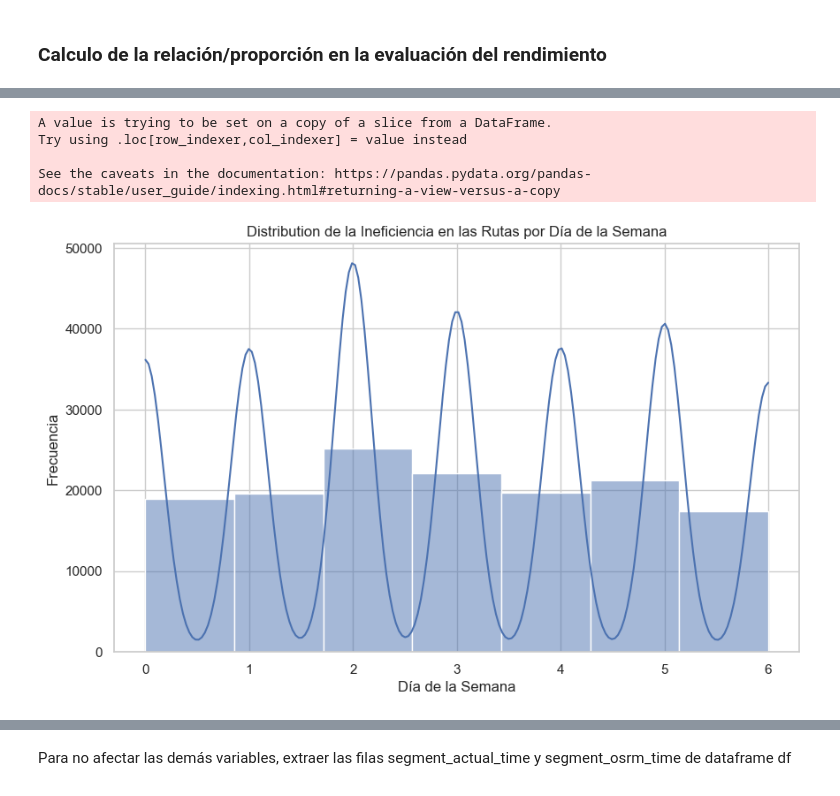
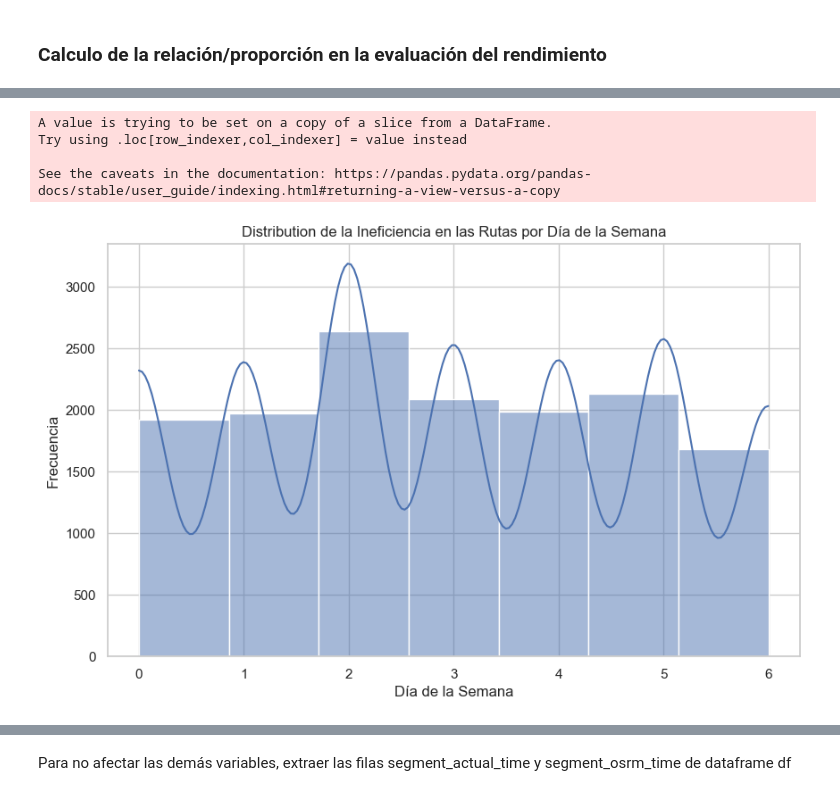
Before and after one commit to luroel/Deep-Dive-Delhivery, a Jupyter notebook: main.ipynb, the cells around one changed output, grey strips where cells are left out. Saved outputs shown, nothing was run; the diff lists cells and outputs as text; code cells hidden in the pictures.

```diff
--- a/main.ipynb
+++ b/main.ipynb
@@ -268,8 +268,12 @@ df_computed = df_groupedby_ID.agg ({
     'route_type': 'first',
     'source_name': 'first',
     'destination_name': 'first',
+    'actual_distance_to_destination': 'sum',
+    'actual_time': 'sum',
     'segment_actual_time': 'mean',
-    'segment_osrm_time': 'mean'
+    'segment_osrm_distance': 'mean',
+    'segment_osrm_time': 'mean',
+    'initial_format_date': 'first'
 }).reset_index()
 
 df_computed
@@ -586,6 +589,6 @@ df_computed
 # %%
 # Define ratio osrm_time and actual_time
-df_computed['efficiency'] = df['segment_actual_time']/df['segment_osrm_time']
+df_computed['efficiency'] = df_computed['segment_actual_time']/df_computed['segment_osrm_time']
 
 efficiency_threshold = 1
 
@@ -611,20 +614,18 @@ Filas con los datos de una eficiencia baja del tiempo estimado y el tiempo real:
 # %%
-inefficient_data = df[['segment_actual_time', 'segment_osrm_time', 'initial_format_date']]
-
 inefficient_data['day_of_week'] = pd.to_datetime(inefficient_data['initial_format_date']).dt.dayofweek
 
 plt.figure(figsize=(10, 6))
 sns.histplot(inefficient_data['day_of_week'], bins=7, kde=True)
 plt.title('Distribution de la Ineficiencia en las Rutas por Día de la Semana')
 plt.xlabel('Día de la Semana')
 plt.ylabel('Frecuencia')
 plt.show()
 # %% [output]
 A value is trying to be set on a copy of a slice from a DataFrame.
 Try using .loc[row_indexer,col_indexer] = value instead
 
 See the caveats in the documentation: https://pandas.pydata.org/pandas-docs/stable/user_guide/indexing.html#returning-a-view-versus-a-copy
-[figure, old version]
+[figure, new version]
 # %%
 inefficient_data
 # %% [output]
```
Also changed, not shown: parts of 11 cells of this notebook.
